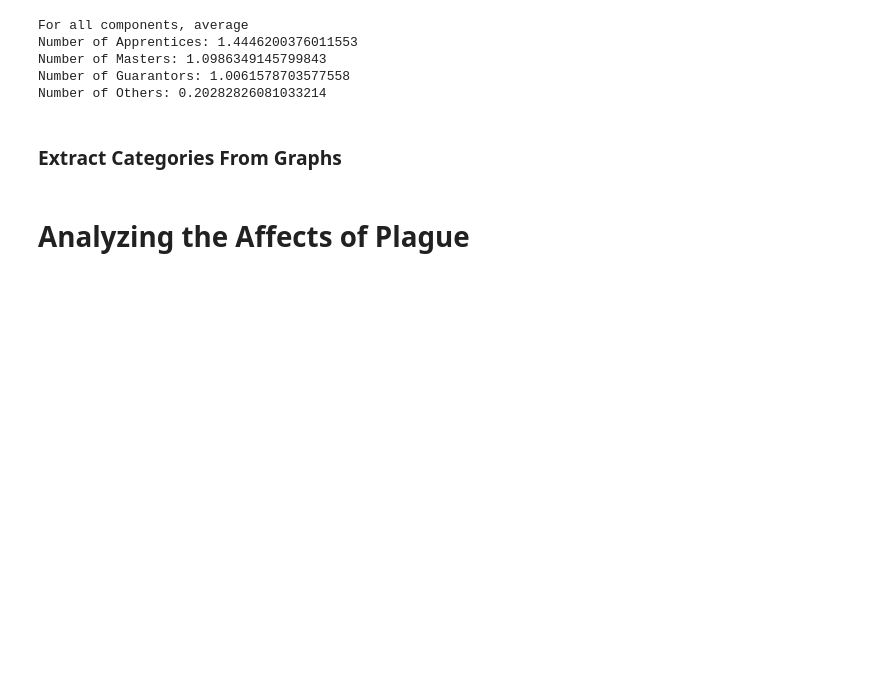
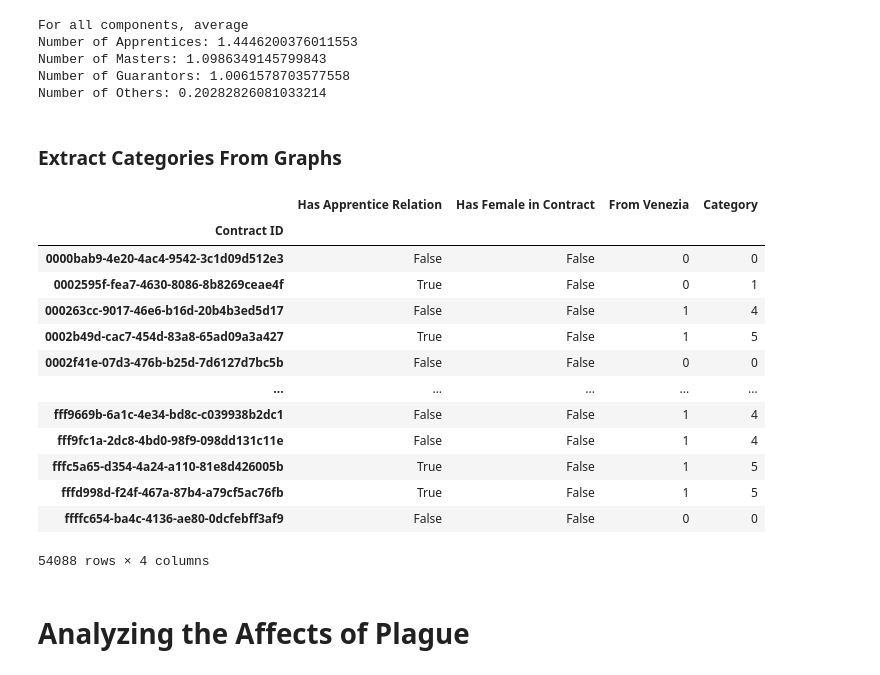
Before and after one commit to AlricRahl/Garzoni-Dataset-Exploration, a Jupyter notebook: src/Progress Notebook.ipynb, the cells around one changed output. Cells and saved outputs as stored; diff of their text form; code cells hidden in the pictures; blank space fills up the shorter version.

```diff
--- a/src/Progress Notebook.ipynb
+++ b/src/Progress Notebook.ipynb
@@ -1077,18 +1077,32 @@ has_relations = sub_table_groups.apply(lambda x:len(x[(x["Is Guarantor"] == 1) &
                                                       (x["Relationship From Apprentice"].notna())]) > 0).copy()
 # %%
 df = clnt.loadPickle("../data/pickles/table_of_all.pkl").reset_index()
-category_table = pd.merge(pd.DataFrame(has_relations, columns=["Has Apprentice Relation"]).reset_index(),
-                          pd.DataFrame(has_female, columns=["Has Female in Contract"]).reset_index(),
-                          on="Contract ID")
+category_table = pd.DataFrame(has_relations,
+                              columns=["Has Apprentice Relation"]).join(pd.DataFrame(has_female, columns=["Has Female in Contract"]))
 
-venezia_encoding = clnt.hotEncode(df, df["Apprentice Province"], operation="max")[["Contract ID", "Venezia"]]
-venezia_encoding.columns = ["Contract ID", "From Venezia"]
-category_table = category_table.merge(venezia_encoding, on="Contract ID",
-                                      how="left").copy()
+venezia_encoding = clnt.hotEncode(df, df["Apprentice Province"], operation="max")[["Venezia"]]
+venezia_encoding.columns = ["From Venezia"]
+category_table = category_table.join(venezia_encoding, how="left").copy()
 category_table["Category"] = (category_table["Has Apprentice Relation"] +
                               category_table["Has Female in Contract"] * 2 +
                               category_table["From Venezia"] * 4)
+category_table
 clnt.savePickle(category_table, "../data/pickles/generated_categories_appRel_femCon_fromVen.pkl")
+# %% [output]
+|  | Has Apprentice Relation | Has Female in Contract | From Venezia | Category |
+| Contract ID |  |  |  |  |
+| 0000bab9-4e20-4ac4-9542-3c1d09d512e3 | False | False | 0 | 0 |
+| 0002595f-fea7-4630-8086-8b8269ceae4f | True | False | 0 | 1 |
+| 000263cc-9017-46e6-b16d-20b4b3ed5d17 | False | False | 1 | 4 |
+| 0002b49d-cac7-454d-83a8-65ad09a3a427 | True | False | 1 | 5 |
+| 0002f41e-07d3-476b-b25d-7d6127d7bc5b | False | False | 0 | 0 |
+| ... | ... | ... | ... | ... |
+| fff9669b-6a1c-4e34-bd8c-c039938b2dc1 | False | False | 1 | 4 |
+| fff9fc1a-2dc8-4bd0-98f9-098dd131c11e | False | False | 1 | 4 |
+| fffc5a65-d354-4a24-a110-81e8d426005b | True | False | 1 | 5 |
+| fffd998d-f24f-467a-87b4-a79cf5ac76fb | True | False | 1 | 5 |
+| ffffc654-ba4c-4136-ae80-0dcfebff3af9 | False | False | 0 | 0 |
+54088 rows × 4 columns
 # %% [markdown]
 # Analyzing the Affects of Plague #
 # %% [markdown]
```
Also changed, not shown: parts of 14 cells of this notebook.
